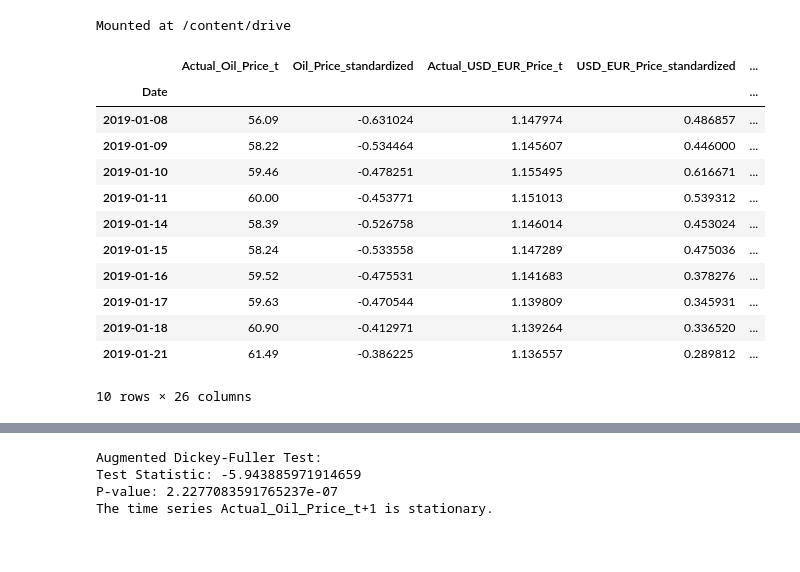
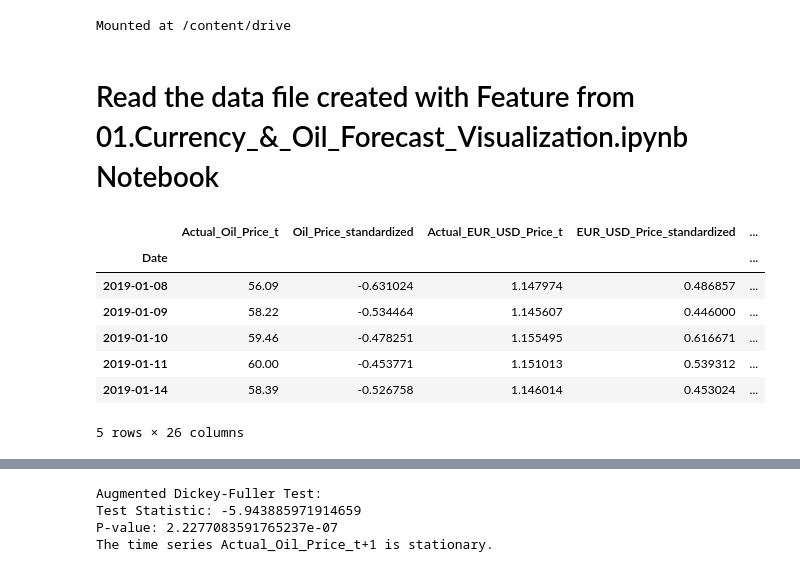
Before and after one commit to pravin-raut/TimeSeries_USD-EUR_WithOilImpact, a Jupyter notebook: 02_Currency_&_Oil_Forecast_ARIMA.ipynb, the cells around one changed output, grey strips where cells are left out. Cells and saved outputs as stored; diff of their text form; code cells hidden in the pictures.

```diff
--- a/02_Currency_&_Oil_Forecast_ARIMA.ipynb
+++ b/02_Currency_&_Oil_Forecast_ARIMA.ipynb
@@ -34,21 +39,18 @@ Mounted at /content/drive
+# %% [markdown]
+# Read the data file created with Feature from 01.Currency_&_Oil_Forecast_Visualization.ipynb Notebook
 # %%
-df_oil_currency = pd.read_csv("/content/drive/MyDrive/Colab Notebooks/dissertation/df_oil_currency.csv")
+df_oil_currency = pd.read_csv("/content/drive/MyDrive/dissertation/df_oil_currency.csv")
 df_oil_currency['Date'] = pd.to_datetime(df_oil_currency['Date'])
 
 df_oil_currency.set_index('Date', inplace=True)
 df_oil_currency = df_oil_currency.asfreq('b')
-df_oil_currency.head(10)
+df_oil_currency.head(5)
 # %% [output]
-|  | Actual_Oil_Price_t | Oil_Price_standardized | Actual_USD_EUR_Price_t | USD_EUR_Price_standardized | ... |
+|  | Actual_Oil_Price_t | Oil_Price_standardized | Actual_EUR_USD_Price_t | EUR_USD_Price_standardized | ... |
 | Date |  |  |  |  | ... |
 | 2019-01-08 | 56.09 | -0.631024 | 1.147974 | 0.486857 | ... |
 | 2019-01-09 | 58.22 | -0.534464 | 1.145607 | 0.446000 | ... |
 | 2019-01-10 | 59.46 | -0.478251 | 1.155495 | 0.616671 | ... |
 | 2019-01-11 | 60.00 | -0.453771 | 1.151013 | 0.539312 | ... |
 | 2019-01-14 | 58.39 | -0.526758 | 1.146014 | 0.453024 | ... |
-| 2019-01-15 | 58.24 | -0.533558 | 1.147289 | 0.475036 | ... |
-| 2019-01-16 | 59.52 | -0.475531 | 1.141683 | 0.378276 | ... |
-| 2019-01-17 | 59.63 | -0.470544 | 1.139809 | 0.345931 | ... |
-| 2019-01-18 | 60.90 | -0.412971 | 1.139264 | 0.336520 | ... |
-| 2019-01-21 | 61.49 | -0.386225 | 1.136557 | 0.289812 | ... |
-10 rows × 26 columns
+5 rows × 26 columns
```
Also changed, not shown: parts of 88 cells of this notebook.
